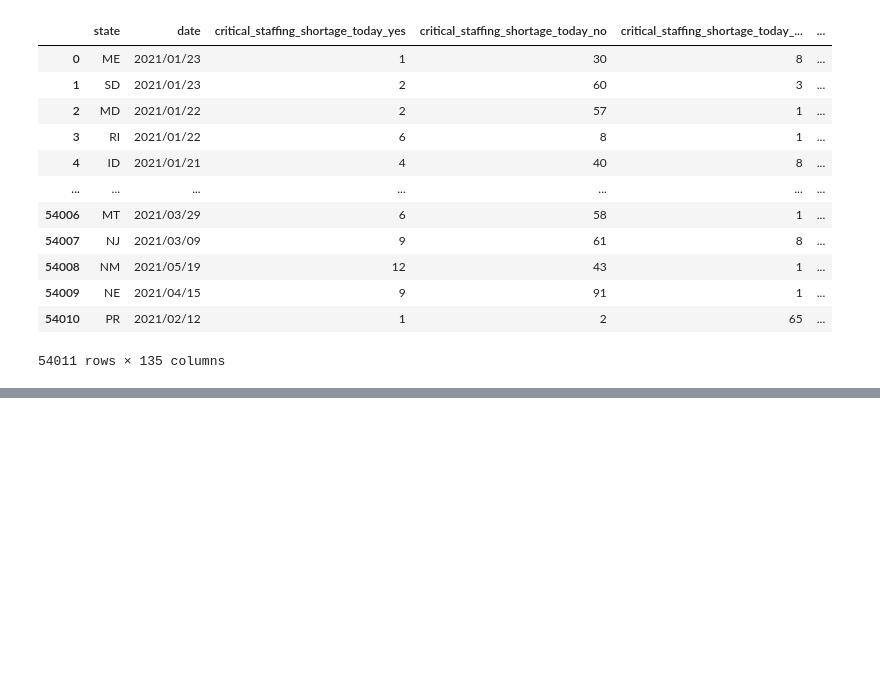
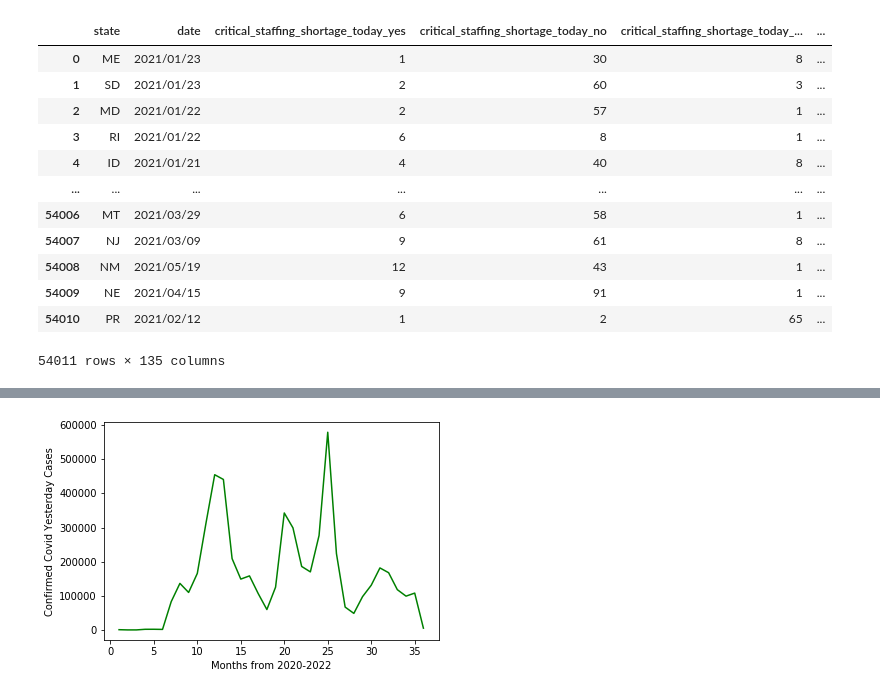
Before and after one commit to nkeplinger/healthcare_module7, a Jupyter notebook: nicolette_code_in_progress.ipynb, the cells around one changed output, grey strips where cells are left out. Drawn from its saved outputs; the diff is of its cells as text; code cells hidden in the pictures; blank space fills up the shorter version.

```diff
--- a/nicolette_code_in_progress.ipynb
+++ b/nicolette_code_in_progress.ipynb
@@ -35,11 +35,10 @@ data
 #make df with select data of interest
 select_df = data[['state','date','year','month','day',
                 'critical_staffing_shortage_today_yes','critical_staffing_shortage_today_no','critical_staffing_shortage_today_not_reported',
-                'inpatient_beds_used','inpatient_beds_used_covid',
+                'inpatient_beds','inpatient_beds_used',
                 'previous_day_admission_adult_covid_confirmed',
                 'previous_day_admission_pediatric_covid_confirmed',
-                'staffed_adult_icu_bed_occupancy','staffed_adult_icu_bed_occupancy_coverage',
-                'all_pediatric_inpatient_bed_occupied','all_pediatric_inpatient_bed_occupied_coverage',
+                'all_pediatric_inpatient_bed_occupied','all_pediatric_inpatient_beds',
                 'previous_day_deaths_covid_and_influenza_coverage',]]
 select_df
 # %% [output]
@@ -74,0 +144,22 @@ select_df
+# %%
+#NEED TO SHIFT
+'''ADULT CASES COVID'''
+#plot covid admitance thorugh entire time line
+months = [1,2,3,4,5,6,7,8,9,10,11,12,13,14,15,16,17,18,19,20,21,22,23,24,25,26,27,28,29,30,31,32,33,34,35,36]
+
+#previous_day_admission_adult_covid_confirmed
+adult_confirm = month_year_group_df['previous_day_admission_adult_covid_confirmed']
+#previous_day_admission_pediatric_covid_confirmed
+#pediatric_confirm = month_year_group_df['previous_day_admission_pediatric_covid_confirmed']
+
+adult_confirm_yeasterday = plt.plot(months,adult_confirm, color="green", label="Adult Confirm Covid Yesterday")
+#pediatric_confirm_yeasterday = plt.plot(months,pediatric_confirm, color="red", label="Pediatric Confirm Covid Yesterday")
+
+# Create a legend for our chart
+#plt.legend(handles=[adult_confirm_yeasterday[0], pediatric_confirm_yeasterday[0]], loc="best")
+plt.xlabel("Months from 2020-2022")
+plt.ylabel("Confirmed Covid Yesterday Cases")
+#show the chart
+plt.show()
+# %% [output]
+[figure, added]
```
Also changed, not shown: parts of 10 cells of this notebook.
